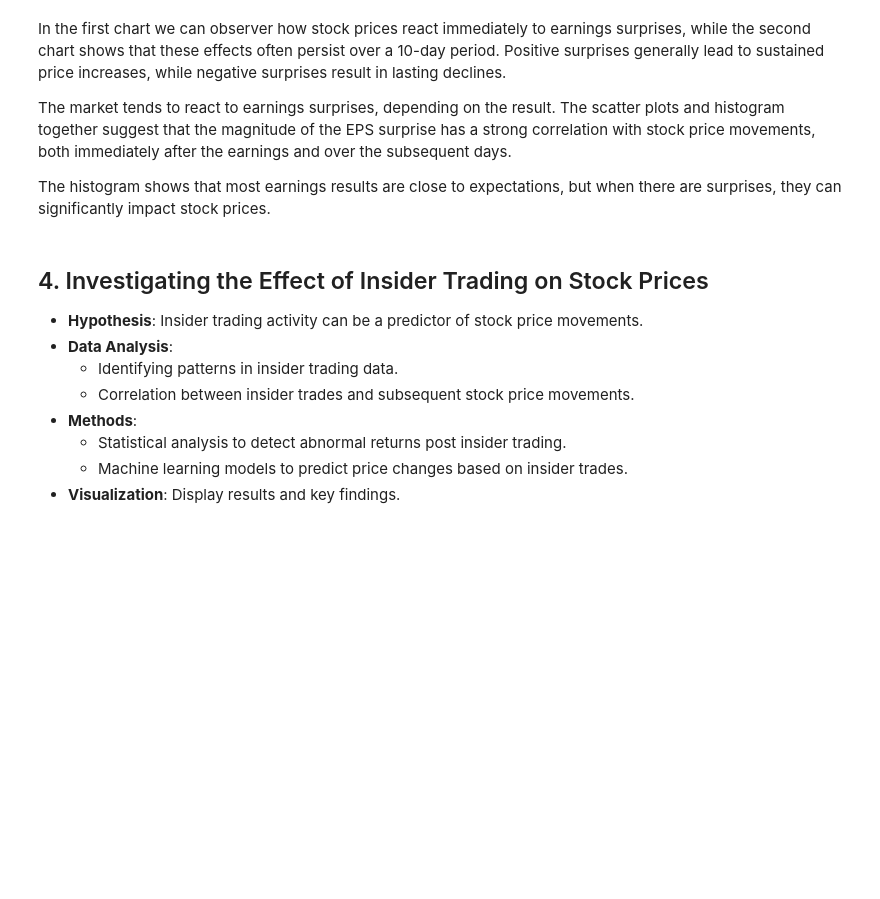
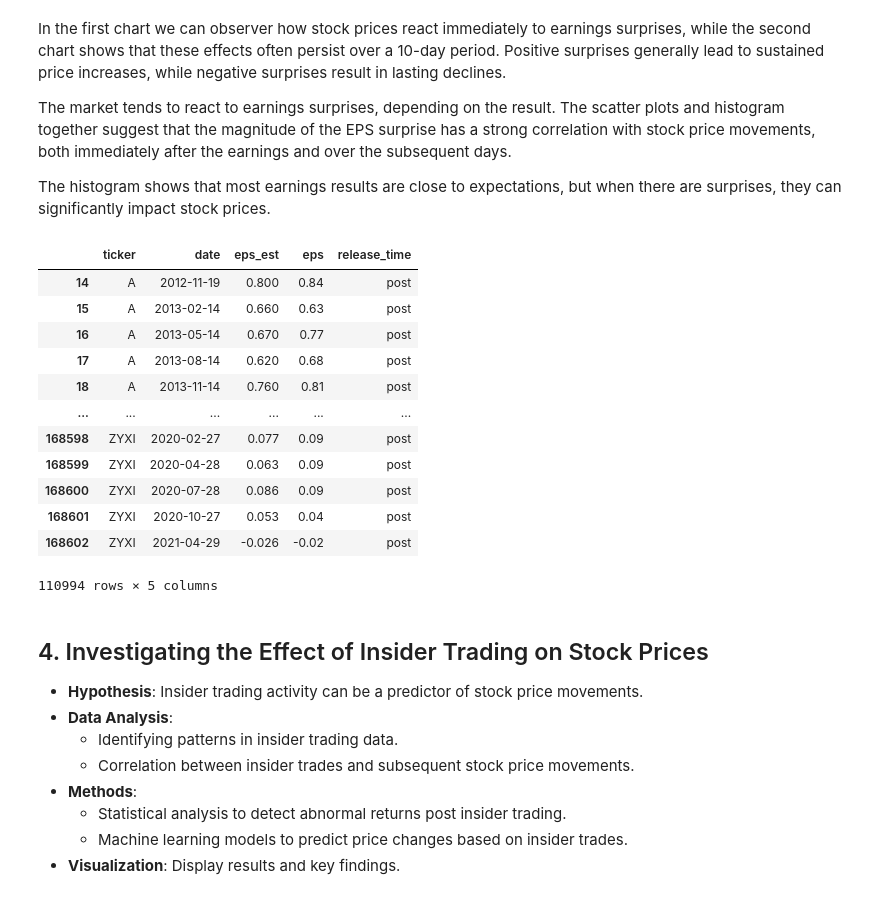
Before and after one commit to thunder913/Data-Science, a Jupyter notebook: stock_analysis.ipynb, the cells around one changed output. Cells and saved outputs as stored; diff of their text form; code cells hidden in the pictures; blank space fills up the shorter version.

```diff
--- a/stock_analysis.ipynb
+++ b/stock_analysis.ipynb
@@ -714,6 +730,22 @@ In the first chart we can observer how stock prices react immediately to earning
 The market tends to react to earnings surprises, depending on the result. The scatter plots and histogram together suggest that the magnitude of the EPS surprise has a strong correlation with stock price movements, both immediately after the earnings and over the subsequent days.
 
 The histogram shows that most earnings results are close to expectations, but when there are surprises, they can significantly impact stock prices.
+# %%
+earnings_data_tidy
+# %% [output]
+|  | ticker | date | eps_est | eps | release_time |
+| 14 | A | 2012-11-19 | 0.800 | 0.84 | post |
+| 15 | A | 2013-02-14 | 0.660 | 0.63 | post |
+| 16 | A | 2013-05-14 | 0.670 | 0.77 | post |
+| 17 | A | 2013-08-14 | 0.620 | 0.68 | post |
+| 18 | A | 2013-11-14 | 0.760 | 0.81 | post |
+| ... | ... | ... | ... | ... | ... |
+| 168598 | ZYXI | 2020-02-27 | 0.077 | 0.09 | post |
+| 168599 | ZYXI | 2020-04-28 | 0.063 | 0.09 | post |
+| 168600 | ZYXI | 2020-07-28 | 0.086 | 0.09 | post |
+| 168601 | ZYXI | 2020-10-27 | 0.053 | 0.04 | post |
+| 168602 | ZYXI | 2021-04-29 | -0.026 | -0.02 | post |
+110994 rows × 5 columns
 # %% [markdown]
 ## 4. Investigating the Effect of Insider Trading on Stock Prices
 - **Hypothesis**: Insider trading activity can be a predictor of stock price movements.
```
Also changed, not shown: parts of 4 cells of this notebook.
